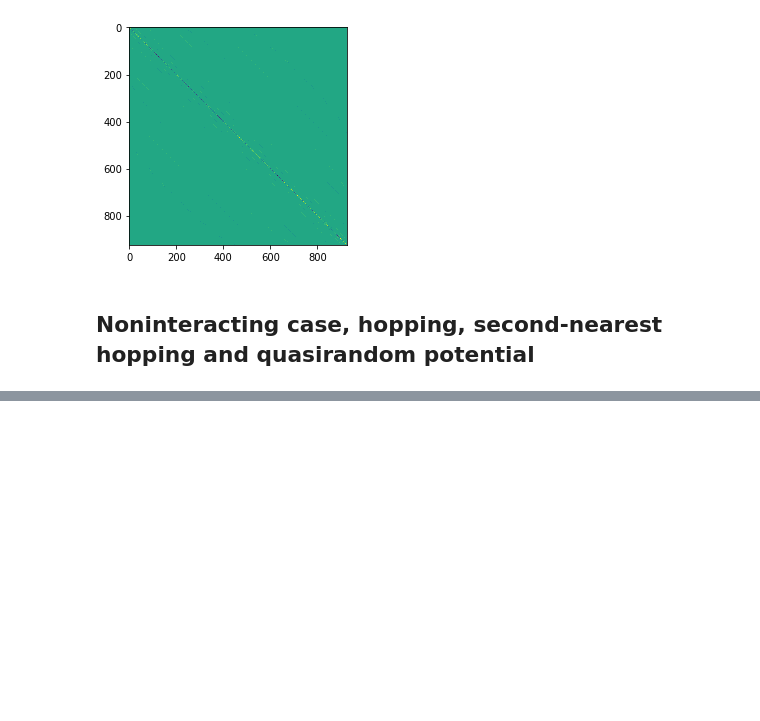
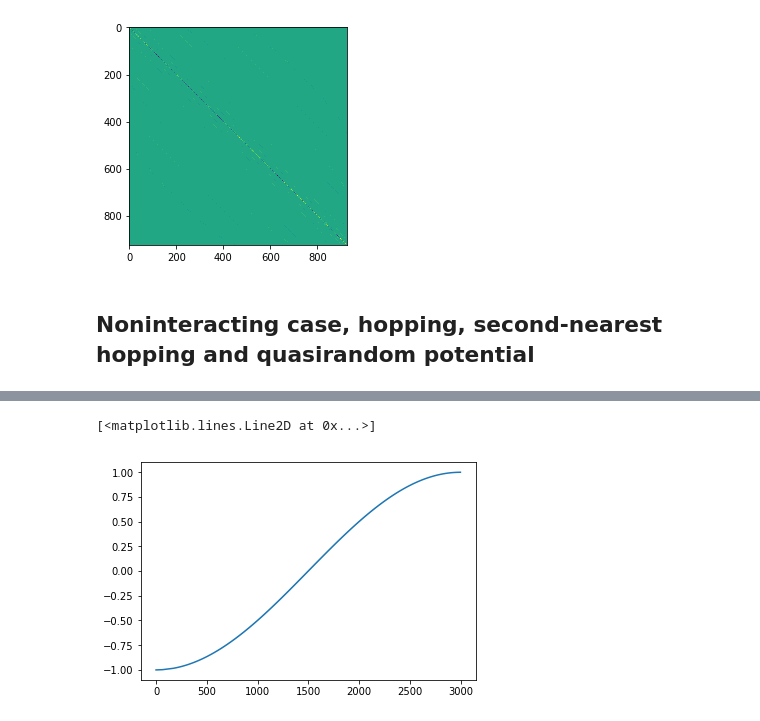
Before and after one commit to JanSuntajs/ham1d, a Jupyter notebook: jupyter_notebooks/ham1d_intro.ipynb, the cells around one changed output, grey strips where cells are left out. Cells and saved outputs as stored; diff of their text form; code cells hidden in the pictures; blank space fills up the shorter version.

```diff
--- a/jupyter_notebooks/ham1d_intro.ipynb
+++ b/jupyter_notebooks/ham1d_intro.ipynb
@@ -410,0 +423,2 @@ plt.imshow(np.real(ham_free_2.mat).todense())
+# %%
+eigvals_free = ham_free_2.eigvals()
@@ -410,0 +433,5 @@ plt.imshow(np.real(ham_free_2.mat).todense())
+# %%
+plt.plot(np.sort(eigvals_free))
+# %% [output]
+[<matplotlib.lines.Line2D at 0x...>]
+[figure, added]
```
Also changed, not shown: parts of 4 cells of this notebook, 4 other files.
